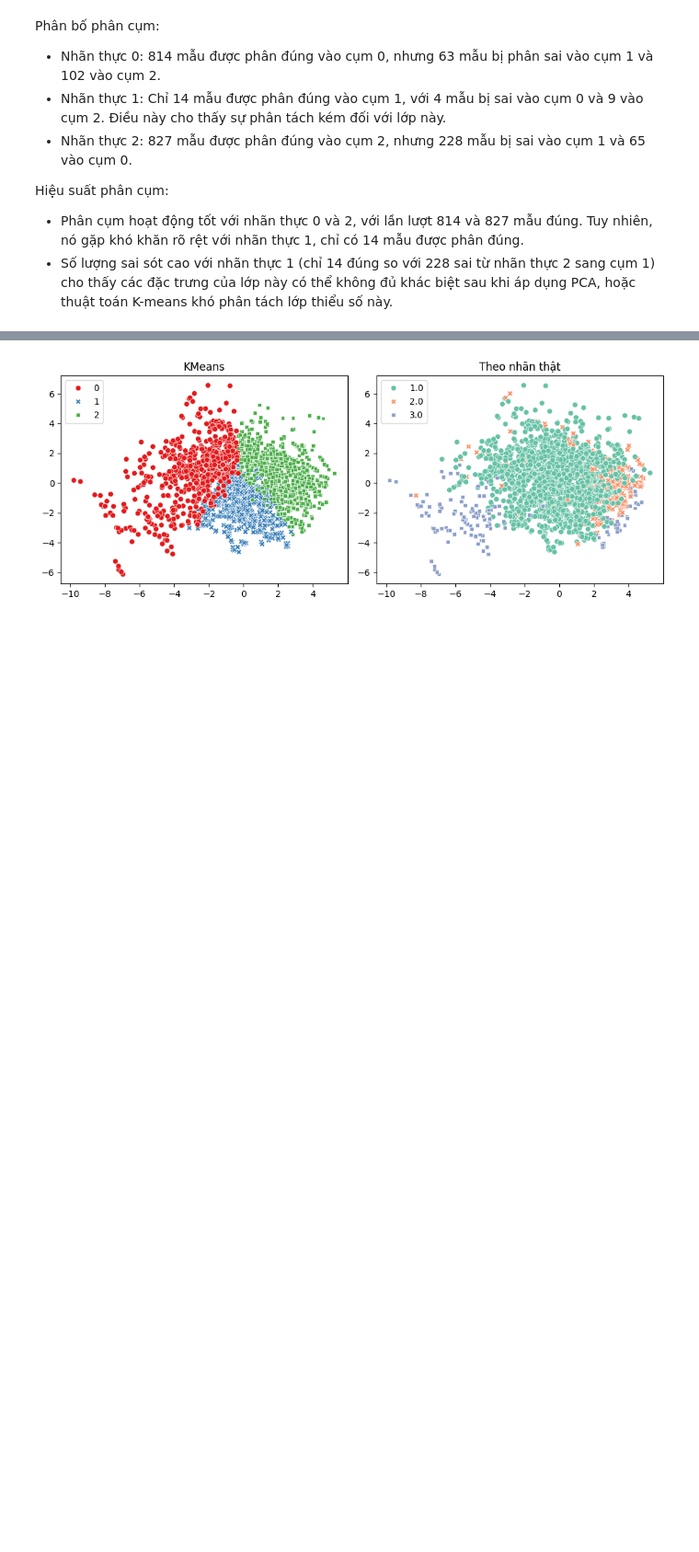
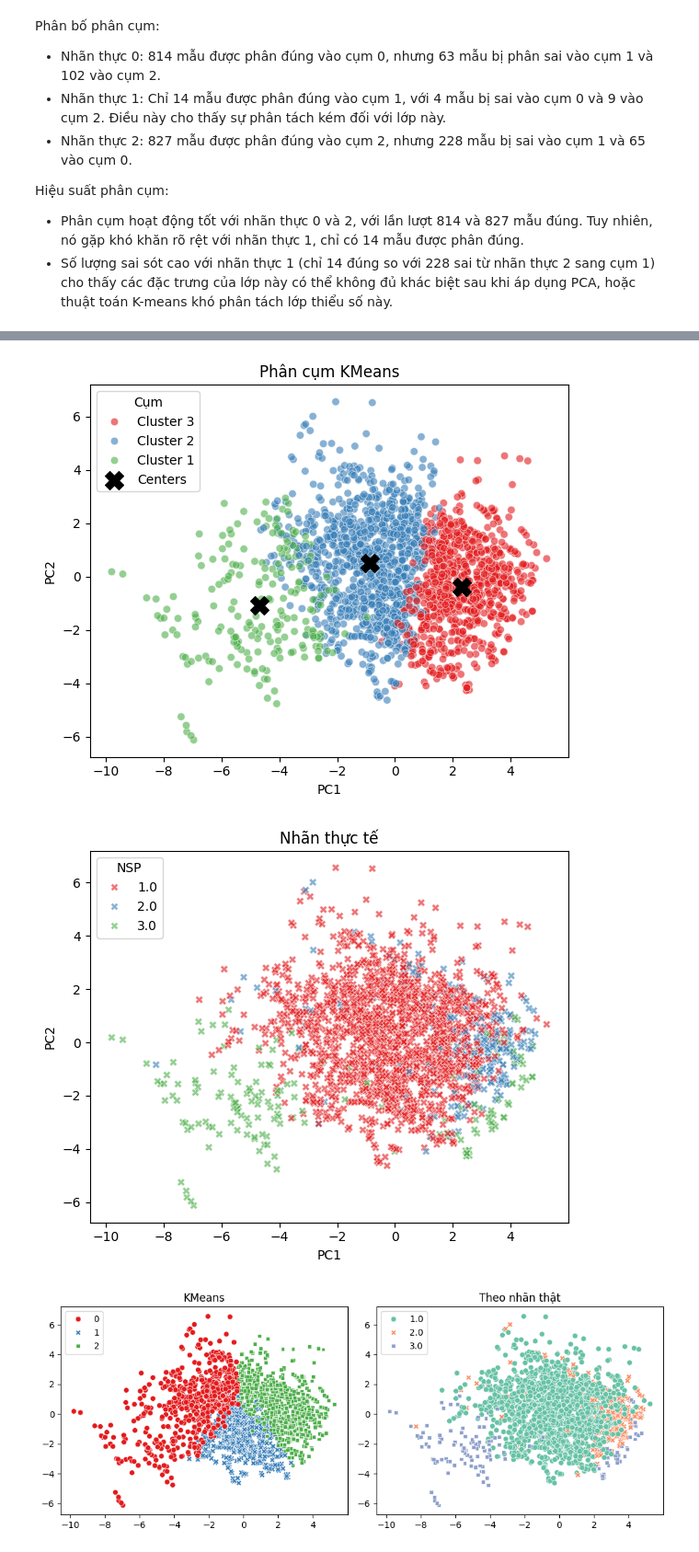
Before and after one commit to VuVanTien03/machine-learning, a Jupyter notebook: notebook/model/kmeans.ipynb, the cells around one changed output, grey strips where cells are left out. Shown at 92% size. Drawn from its saved outputs; the diff is of its cells as text; code cells hidden in the pictures; blank space fills up the shorter version.

```diff
--- a/notebook/model/kmeans.ipynb
+++ b/notebook/model/kmeans.ipynb
@@ -151,3 +152,32 @@ plt.show()
+# %%
+import matplotlib.pyplot as plt
+import seaborn as sns
+import numpy as np
+
+y_pred_labels = np.array([f"Cluster {i+1}" for i in y_pred])
+
+plt.figure(figsize=(6, 5))
+sns.scatterplot(x=X_pca[:, 0], y=X_pca[:, 1], hue=y_pred_labels, palette="Set1", alpha=0.6)
+centers_pca = pca.transform(centers[-1])
+plt.scatter(centers_pca[:, 0], centers_pca[:, 1], s=200, c='black', marker='X', label='Centers')
+plt.title("Phân cụm KMeans")
+plt.legend(title="Cụm")
+plt.xlabel("PC1")
+plt.ylabel("PC2")
+plt.tight_layout()
+plt.show()
+
+plt.figure(figsize=(6, 5))
+sns.scatterplot(x=X_pca[:, 0], y=X_pca[:, 1], hue=y, palette="Set1", alpha=0.6, marker="X")
+plt.title("Nhãn thực tế")
+plt.legend(title="NSP")
+plt.xlabel("PC1")
+plt.ylabel("PC2")
+plt.tight_layout()
+plt.show()
+# %% [output]
+[figure, added]
+[figure, added]
 # %%
 # So sánh nhãn thật vs phân cụm
 plt.figure(figsize=(10,4))
```
Also changed, not shown: parts of 1 cell of this notebook, 17 other files.
